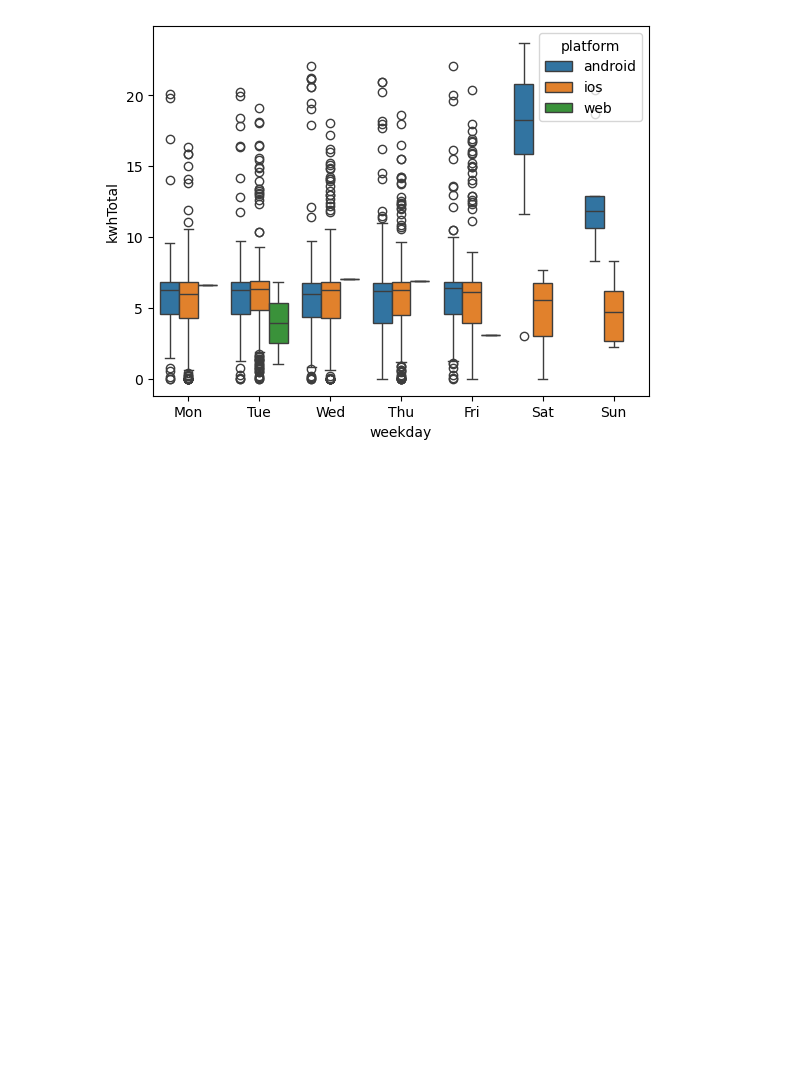
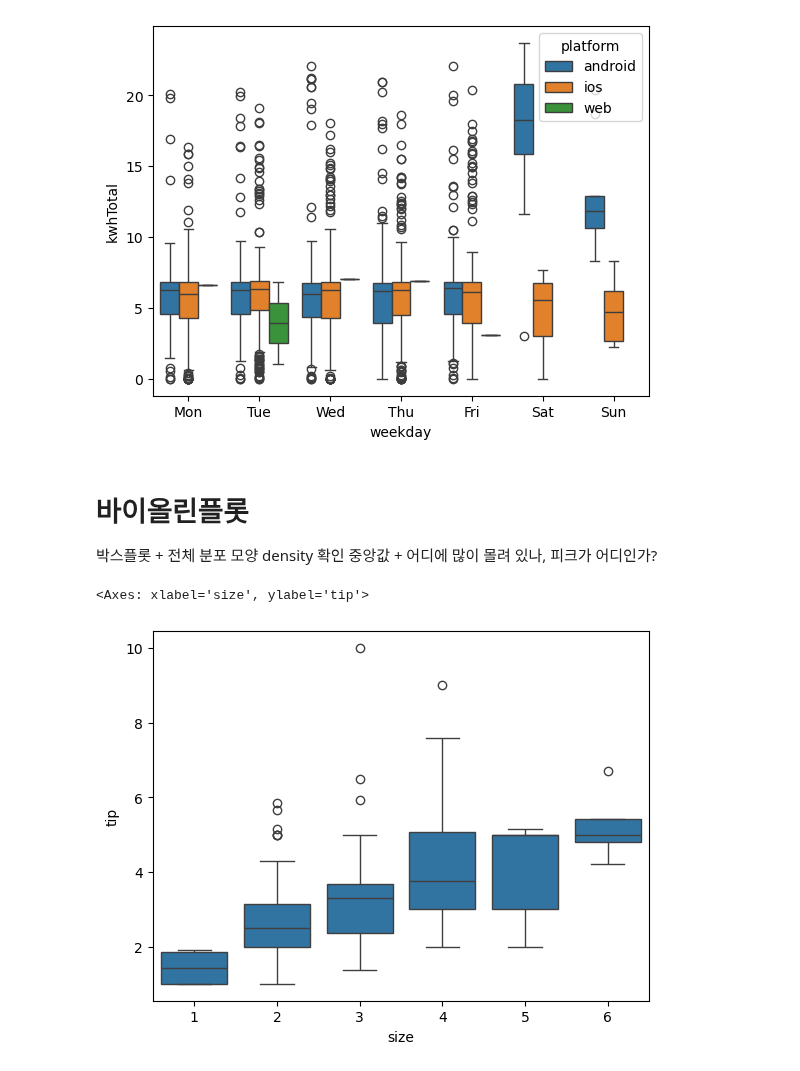
Before and after one commit to zdeik/hipython_rep, a Jupyter notebook: 71.seaborn_test.ipynb, the cells around one changed output. Saved outputs shown, nothing was run; the diff lists cells and outputs as text; code cells hidden in the pictures; blank space fills up the shorter version.

```diff
--- a/71.seaborn_test.ipynb
+++ b/71.seaborn_test.ipynb
@@ -366,3 +366,14 @@ px.box(
     category_orders=weekday_orders,
     color='platform'
 ).show()
+# %% [markdown]
+# 바이올린플롯
+박스플롯 + 전체 분포 모양 density 확인</br>
+중앙값 + 어디에 많이 몰려 있나, 피크가 어디인가?
+# %%
+sns.boxplot(x='size',
+            y='tip',
+            data=tip_df)
+# %% [output]
+<Axes: xlabel='size', ylabel='tip'>
+[figure, added]
```
Also changed, not shown: parts of 30 cells of this notebook.
